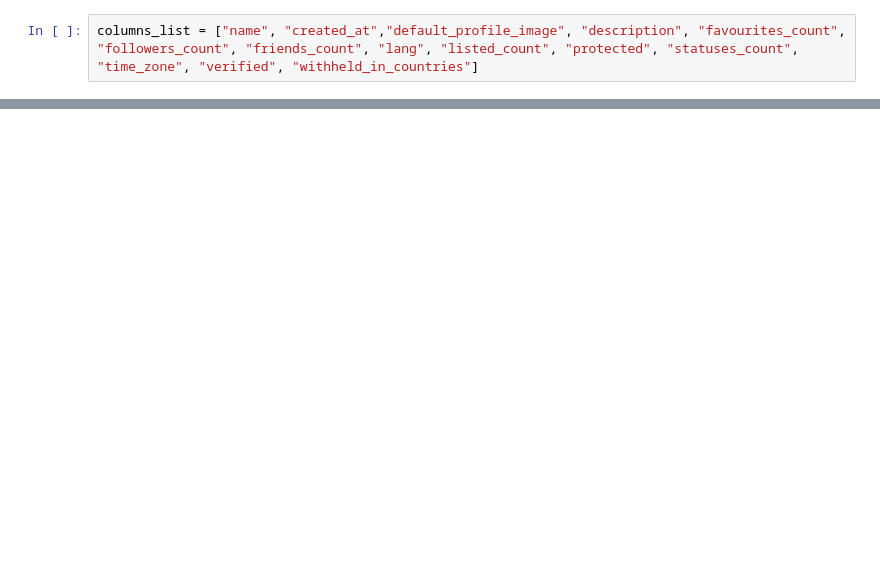
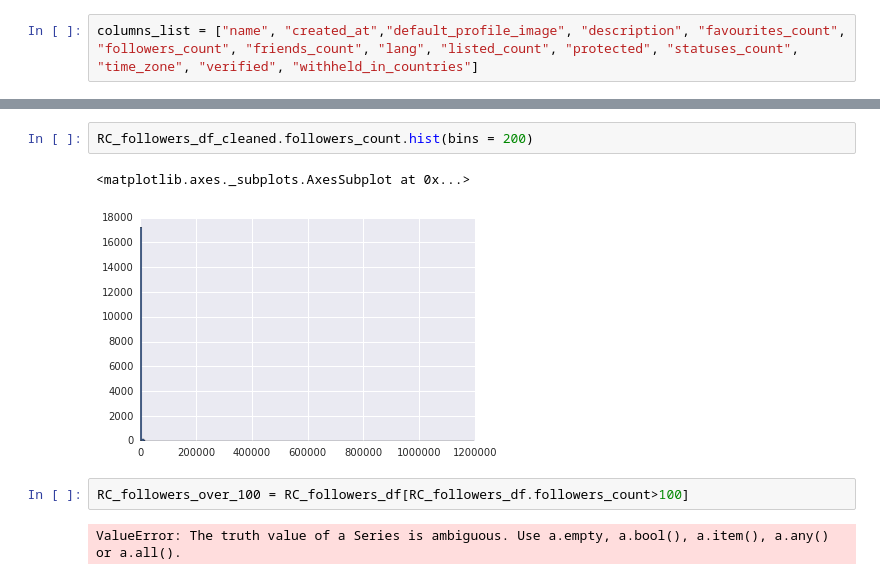
Before and after one commit to linbug/TwitScrip, a Jupyter notebook: Follower_regression_analysis.ipynb, the cells around one changed output, grey strips where cells are left out. Saved outputs shown, nothing was run; the diff lists cells and outputs as text; blank space fills up the shorter version.

```diff
--- a/Follower_regression_analysis.ipynb
+++ b/Follower_regression_analysis.ipynb
@@ -160,0 +137,9 @@ TypeError: object of type 'User' has no len()
+# %%
+RC_followers_df_cleaned.followers_count.hist(bins = 200)
+# %% [output]
+<matplotlib.axes._subplots.AxesSubplot at 0x...>
+[figure, added]
+# %%
+RC_followers_over_100 = RC_followers_df[RC_followers_df.followers_count>100]
+# %% [output]
+ValueError: The truth value of a Series is ambiguous. Use a.empty, a.bool(), a.item(), a.any() or a.all().
```
Also changed, not shown: parts of 59 cells of this notebook.
